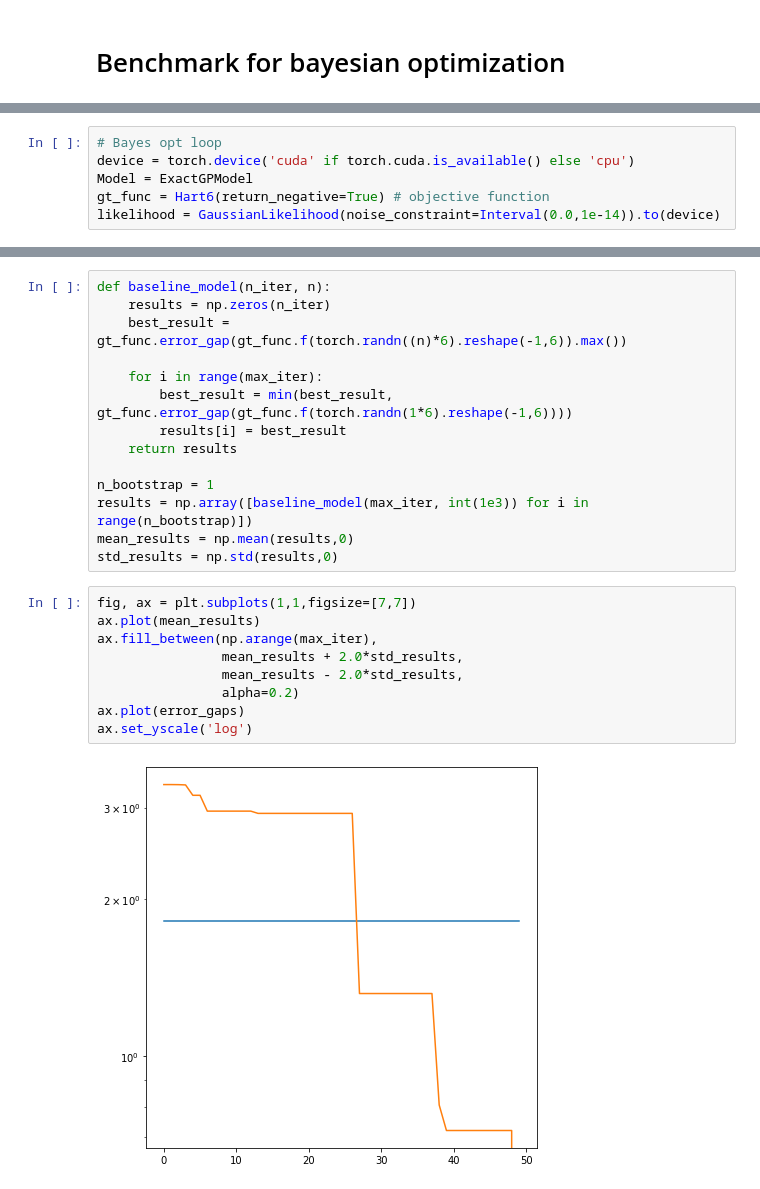
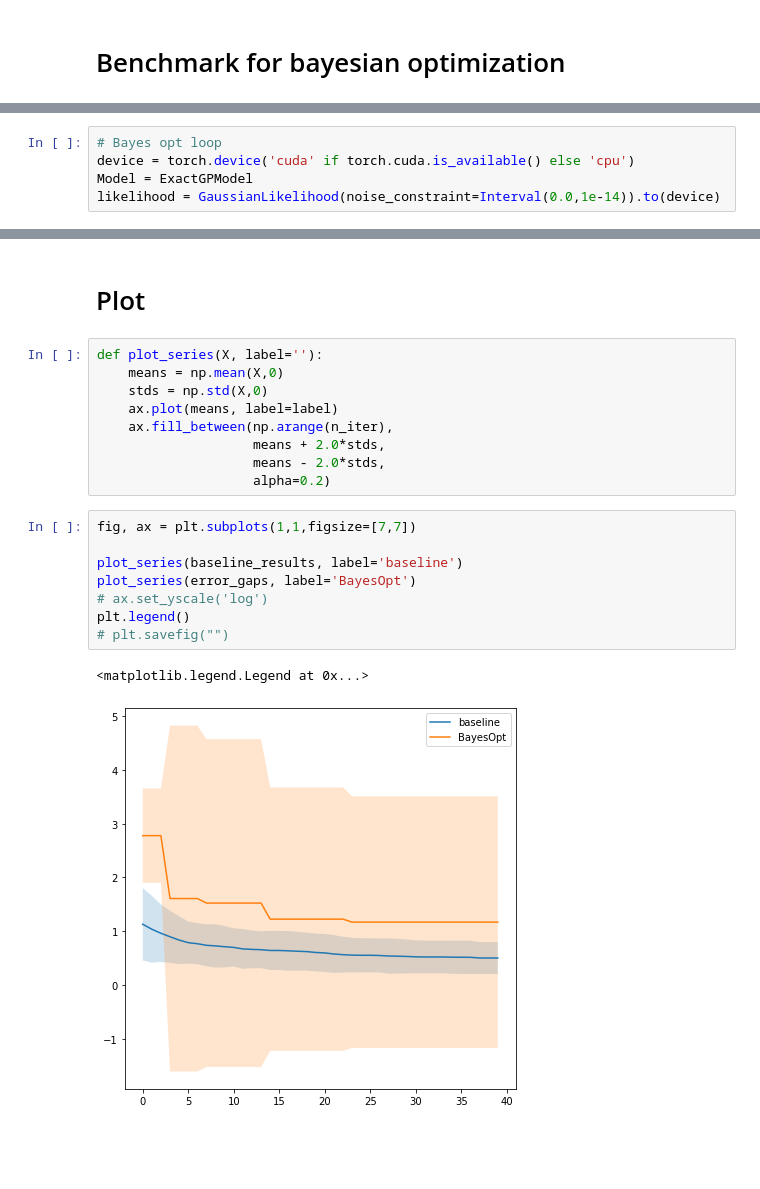
Before and after one commit to abauville/Notes_Gaussian_processes, a Jupyter notebook: 04_BayesOpt_Benchmark.ipynb, the cells around one changed output, grey strips where cells are left out. Cells and saved outputs as stored; diff of their text form; blank space fills up the shorter version.

```diff
--- a/04_BayesOpt_Benchmark.ipynb
+++ b/04_BayesOpt_Benchmark.ipynb
@@ -98,5 +26,4 @@ class ExactGPModel(GPyTorchModel, gpytorch.models.ExactGP):
 # Bayes opt loop
 device = torch.device('cuda' if torch.cuda.is_available() else 'cpu')
 Model = ExactGPModel
-gt_func = Hart6(return_negative=True) # objective function
 likelihood = GaussianLikelihood(noise_constraint=Interval(0.0,1e-14)).to(device)
@@ -199,25 +83,22 @@ RuntimeError: ignored
+# %% [markdown]
+# Plot
 # %%
-def baseline_model(n_iter, n):
-    results = np.zeros(n_iter)
-    best_result = gt_func.error_gap(gt_func.f(torch.randn((n)*6).reshape(-1,6)).max())
-
-    for i in range(max_iter):
-        best_result = min(best_result, gt_func.error_gap(gt_func.f(torch.randn(1*6).reshape(-1,6))))
-        results[i] = best_result
-    return results
-
-n_bootstrap = 1
-results = np.array([baseline_model(max_iter, int(1e3)) for i in range(n_bootstrap)])
-mean_results = np.mean(results,0)
-std_results = np.std(results,0)
+def plot_series(X, label=''):
+    means = np.mean(X,0)
+    stds = np.std(X,0)
+    ax.plot(means, label=label)
+    ax.fill_between(np.arange(n_iter),
+                    means + 2.0*stds,
+                    means - 2.0*stds,
+                    alpha=0.2)
 # %%
 fig, ax = plt.subplots(1,1,figsize=[7,7])
-ax.plot(mean_results)
-ax.fill_between(np.arange(max_iter),
-                mean_results + 2.0*std_results,
-                mean_results - 2.0*std_results,
-                alpha=0.2)
-ax.plot(error_gaps)
-ax.set_yscale('log')
+
+plot_series(baseline_results, label='baseline')
+plot_series(error_gaps, label='BayesOpt')
+# ax.set_yscale('log')
+plt.legend()
+# plt.savefig("")
 # %% [output]
+<matplotlib.legend.Legend at 0x...>
-[figure, old version]
+[figure, new version]
```
Also changed, not shown: parts of 6 cells of this notebook, 1 other file.
